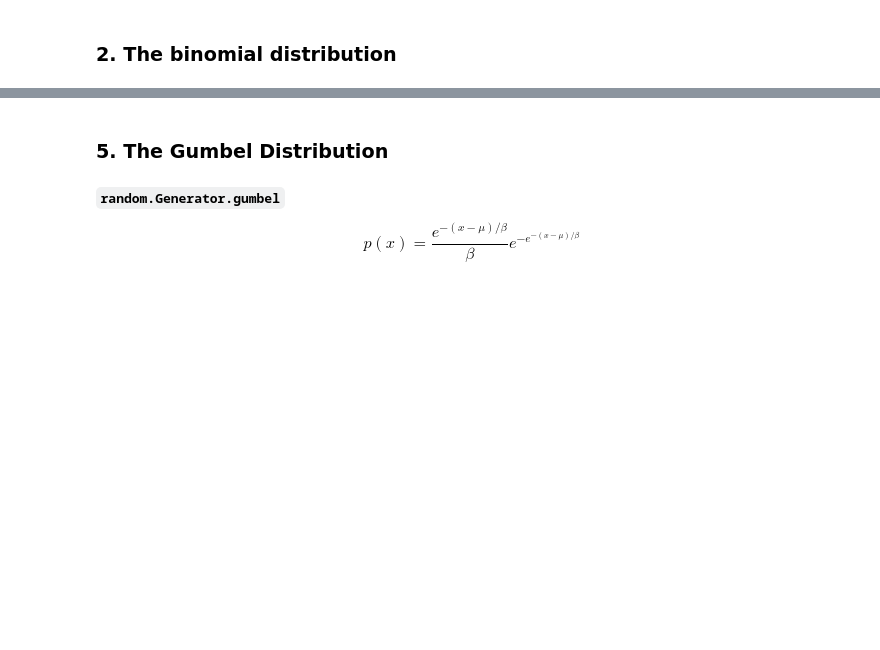
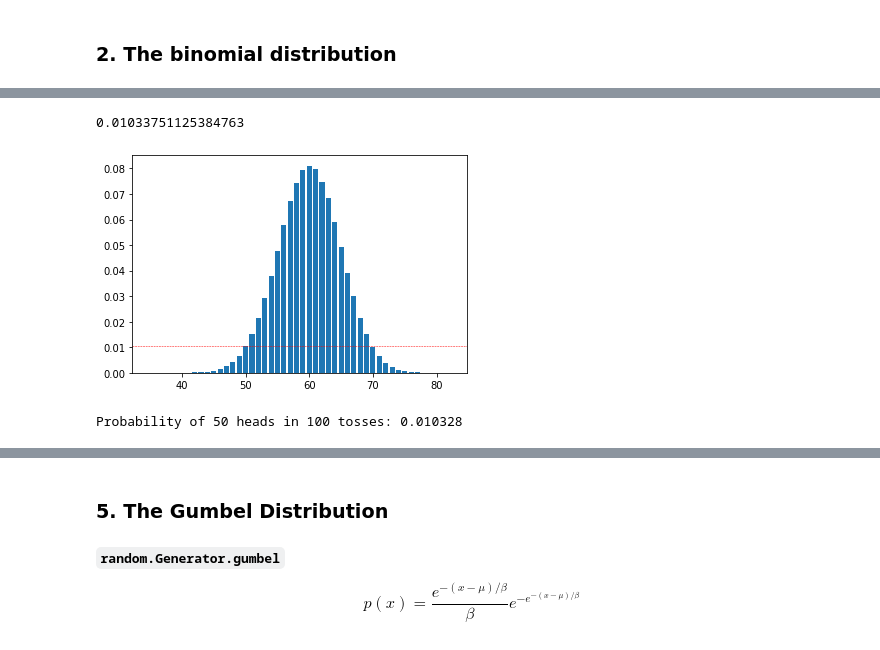
Before and after one commit to fod/numpy-random, a Jupyter notebook: numpy-random.ipynb, the cells around one changed output, grey strips where cells are left out. Cells and saved outputs as stored; diff of their text form; code cells hidden in the pictures; blank space fills up the shorter version.

```diff
--- a/numpy-random.ipynb
+++ b/numpy-random.ipynb
@@ -542,0 +589,9 @@ for toss in range(100000):
+# %%
+p_50 = binom_prob(100, 50, 0.6)
+print(p_50)
+binom = trial(n=100, p=0.60, size=1000000, line_loc=p_50)
+print(f"Probability of 50 heads in 100 tosses: {sum(binom == 50)/size}")
+# %% [output]
+0.01033751125384763
+[figure, added]
+Probability of 50 heads in 100 tosses: 0.010328
```
Also changed, not shown: parts of 25 cells of this notebook.
